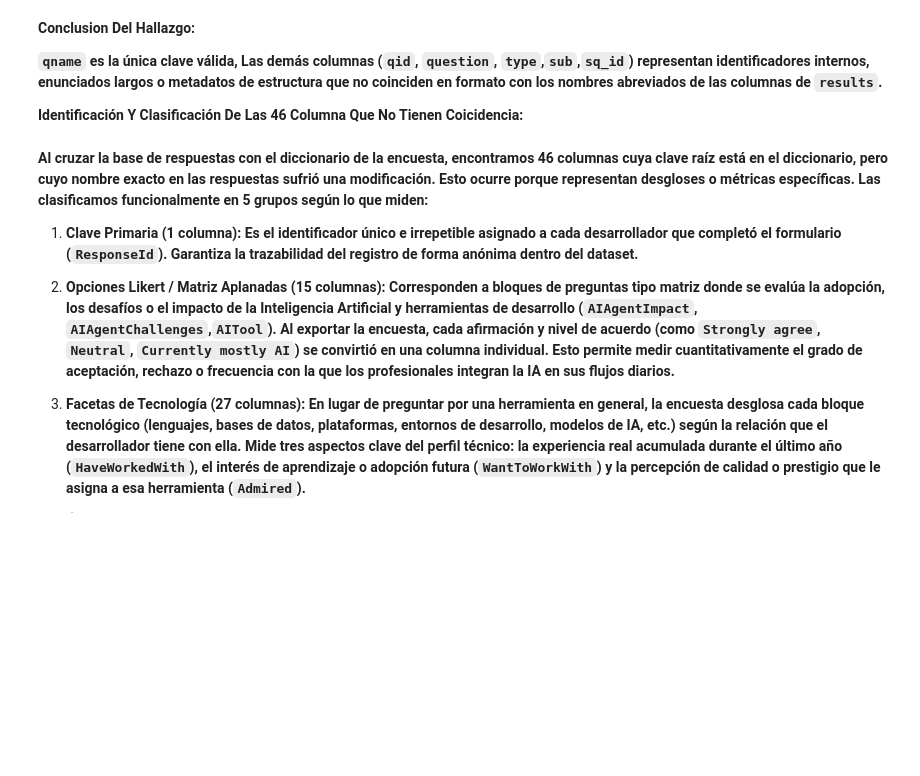
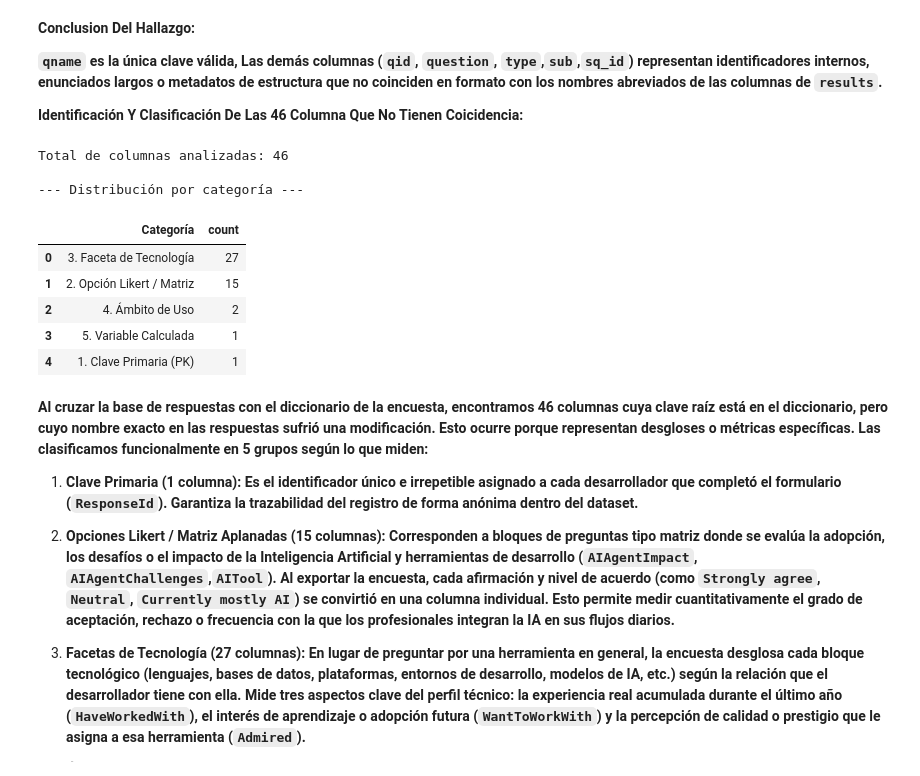
Before and after one commit to Gonza117/tp-fundamentos-ciencia-datos, a Jupyter notebook: CodigosGonza.ipynb, the cells around one changed output. Drawn from its saved outputs; the diff is of its cells as text; code cells hidden in the pictures; blank space fills up the shorter version.

```diff
--- a/CodigosGonza.ipynb
+++ b/CodigosGonza.ipynb
@@ -113,36 +171,44 @@ def verificar_columna(col):
 
     if qname is not None:
         sufijo = col[len(qname):].strip()
 
         if sufijo in ["HaveWorkedWith", "WantToWorkWith", "Admired"]:
             return "3. Faceta de Tecnología", qname, f"Aspecto: {sufijo}"
 
         elif sufijo in ["Personal use", "Professional use"]:
             return "4. Ámbito de Uso", qname, f"Ámbito: {sufijo}"
 
         else:
             return "2. Opción Likert / Matriz", qname, f"Opción concatenada: {sufijo}"
 
     return "Sin clasificar", "Ninguna", "No se encontró patrón"
 
 
 resultados = []
 for col in cols_no_coincidentes:
     categoria, raiz, detalle = verificar_columna(col)
     resultados.append({
         "Columna en Results": col,
         "Categoría": categoria,
         "Raíz en Schema": raiz,
         "Detalle / Sufijo": detalle
     })
 
 df_verificacion = pd.DataFrame(resultados)
 
 print(f"Total de columnas analizadas: {len(df_verificacion)}")
 print("\n--- Distribución por categoría ---")
-print(df_verificacion["Categoría"].value_counts())
-
-#display(df_verificacion)
+df_verificacion["Categoría"].value_counts().reset_index()
+# %% [output]
+Total de columnas analizadas: 46
+
+--- Distribución por categoría ---
+|  | Categoría | count |
+| 0 | 3. Faceta de Tecnología | 27 |
+| 1 | 2. Opción Likert / Matriz | 15 |
+| 2 | 4. Ámbito de Uso | 2 |
+| 3 | 5. Variable Calculada | 1 |
+| 4 | 1. Clave Primaria (PK) | 1 |
 # %% [markdown]
 **Al cruzar la base de respuestas con el diccionario de la encuesta, encontramos 46 columnas cuya clave raíz está en el diccionario, pero cuyo nombre exacto en las respuestas sufrió una modificación. Esto ocurre porque representan desgloses o métricas específicas. Las clasificamos funcionalmente en 5 grupos según lo que miden:**
 
```
Also changed, not shown: parts of 12 cells of this notebook.
